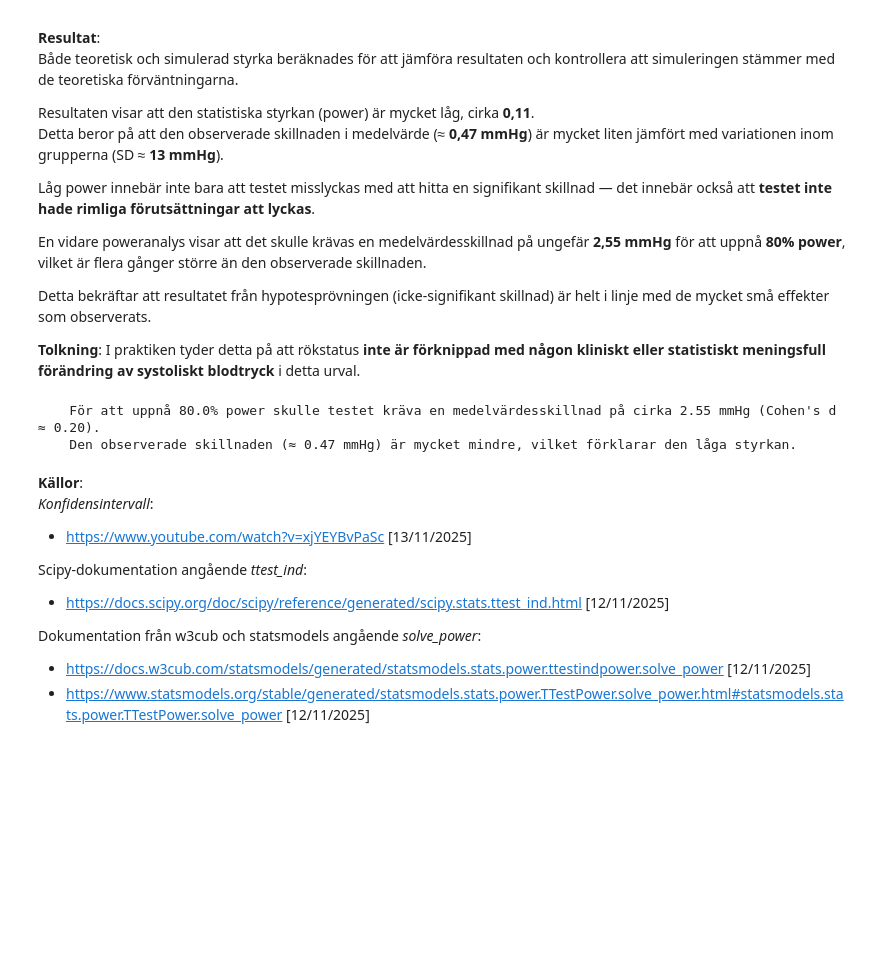
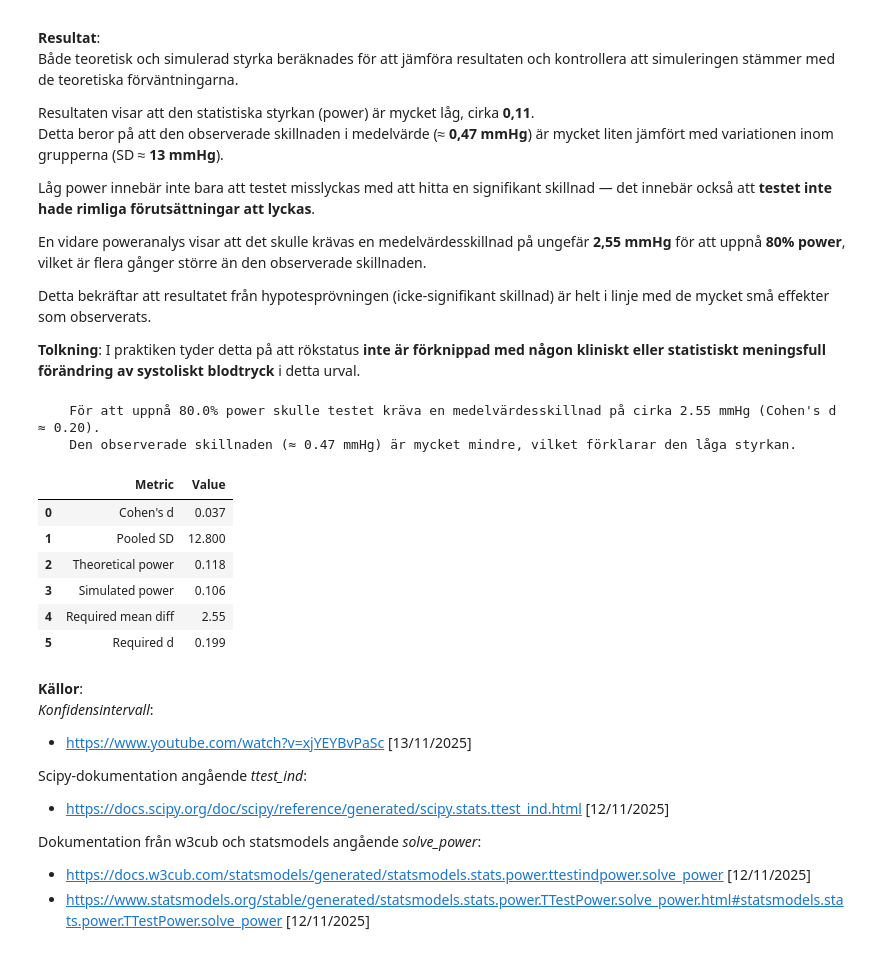
Before and after one commit to IreneGrisenti/health_study_project, a Jupyter notebook: health_analysis_part2.ipynb, the cells around one changed output. Cells and saved outputs as stored; diff of their text form; code cells hidden in the pictures; blank space fills up the shorter version.

```diff
--- a/health_analysis_part2.ipynb
+++ b/health_analysis_part2.ipynb
@@ -281,25 +273,34 @@ I praktiken tyder detta på att rökstatus **inte är förknippad med någon kli
 # %%
 # Power calculations
 mathematical_power = theoretical_power(effect["effect size"], n_smokers, n_non_smokers, alpha=0.05)
 simulated_power = simulate_ttest_power(smokers_mean, non_smokers_mean, sd_smokers, sd_non_smokers, n_smokers, n_non_smokers, alpha=0.05, n_sim=5000, seed=42)
 required_power = power_analysis(n_smokers, n_non_smokers, sd_smokers, sd_non_smokers, diff_means, alpha=0.05, power_target=0.8)
 
-summary1 = pd.DataFrame({
+summary2 = pd.DataFrame({
     "Metric": [
         "Cohen's d", "Pooled SD",
         "Theoretical power", "Simulated power",
         "Required mean diff", "Required d"
     ],
     "Value": [
         f"{effect["effect size"]:.3f}", f"{effect["pooled sd"]:.3f}",
         f"{mathematical_power:.3f}", f"{simulated_power["hits"]:.3f}",
         f"{required_power["required mean difference"]:.2f}",
         f"{required_power["required d"]:.3f}"
     ]
 })
+
+summary2
 # %% [output]
     För att uppnå 80.0% power skulle testet kräva en medelvärdesskillnad på cirka 2.55 mmHg (Cohen's d ≈ 0.20).
     Den observerade skillnaden (≈ 0.47 mmHg) är mycket mindre, vilket förklarar den låga styrkan.
+|  | Metric | Value |
+| 0 | Cohen's d | 0.037 |
+| 1 | Pooled SD | 12.800 |
+| 2 | Theoretical power | 0.118 |
+| 3 | Simulated power | 0.106 |
+| 4 | Required mean diff | 2.55 |
+| 5 | Required d | 0.199 |
 # %% [markdown]
 **Källor**:
 *Konfidensintervall*:
```
Also changed, not shown: parts of 8 cells of this notebook, 1 other file.
